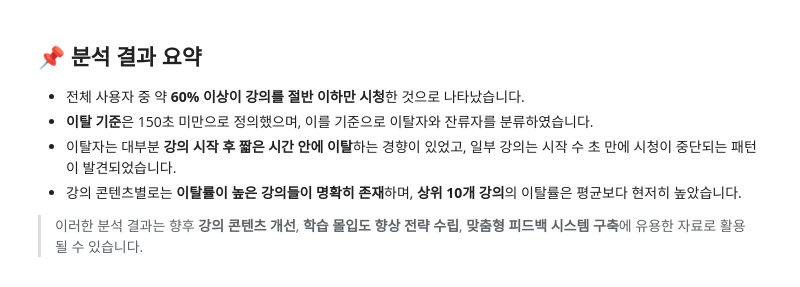
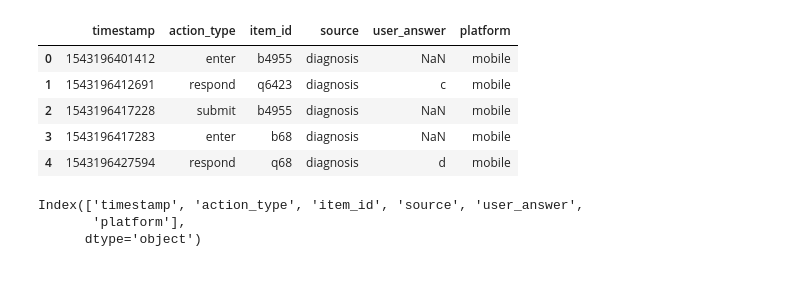
Before and after one commit to randirao/watchtrack, a Jupyter notebook: summary_report.ipynb, the cells around one changed output. Drawn from its saved outputs; the diff is of its cells as text; code cells hidden in the pictures.

```diff
--- a/summary_report.ipynb
+++ b/summary_report.ipynb
@@ -131,12 +0,0 @@ plt.show()
-# %% [markdown]
-## 📌 분석 결과 요약
-
-- 전체 사용자 중 약 **60% 이상이 강의를 절반 이하만 시청**한 것으로 나타났습니다.
-- **이탈 기준**은 150초 미만으로 정의했으며, 이를 기준으로 이탈자와 잔류자를 분류하였습니다.
-- 이탈자는 대부분 **강의 시작 후 짧은 시간 안에 이탈**하는 경향이 있었고,
-  일부 강의는 시작 수 초 만에 시청이 중단되는 패턴이 발견되었습니다.
-- 강의 콘텐츠별로는 **이탈률이 높은 강의들이 명확히 존재**하며,
-  **상위 10개 강의**의 이탈률은 평균보다 현저히 높았습니다.
-
-> 이러한 분석 결과는 향후 **강의 콘텐츠 개선**, **학습 몰입도 향상 전략 수립**,
-> **맞춤형 피드백 시스템 구축**에 유용한 자료로 활용될 수 있습니다.
@@ -142,0 +12,18 @@ plt.show()
+# %%
+import pandas as pd
+
+df = pd.read_csv('data/sample.csv')
+df.head()
+# %% [output]
+|  | timestamp | action_type | item_id | source | user_answer | platform |
+| 0 | 1543196401412 | enter | b4955 | diagnosis | NaN | mobile |
+| 1 | 1543196412691 | respond | q6423 | diagnosis | c | mobile |
+| 2 | 1543196417228 | submit | b4955 | diagnosis | NaN | mobile |
+| 3 | 1543196417283 | enter | b68 | diagnosis | NaN | mobile |
+| 4 | 1543196427594 | respond | q68 | diagnosis | d | mobile |
+# %%
+print(df.columns)
+# %% [output]
+Index(['timestamp', 'action_type', 'item_id', 'source', 'user_answer',
+       'platform'],
+      dtype='object')
```
Also changed, not shown: parts of 22 cells of this notebook.
